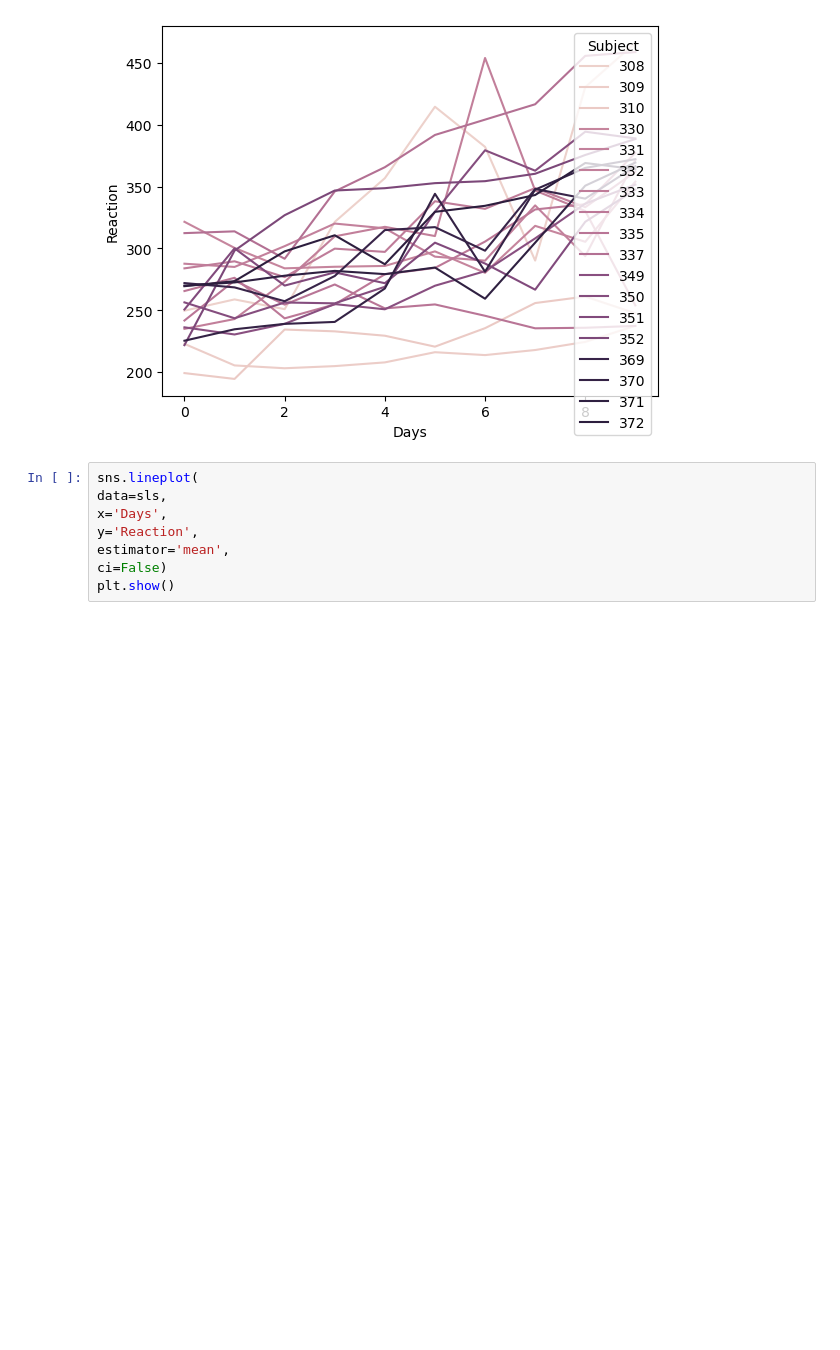
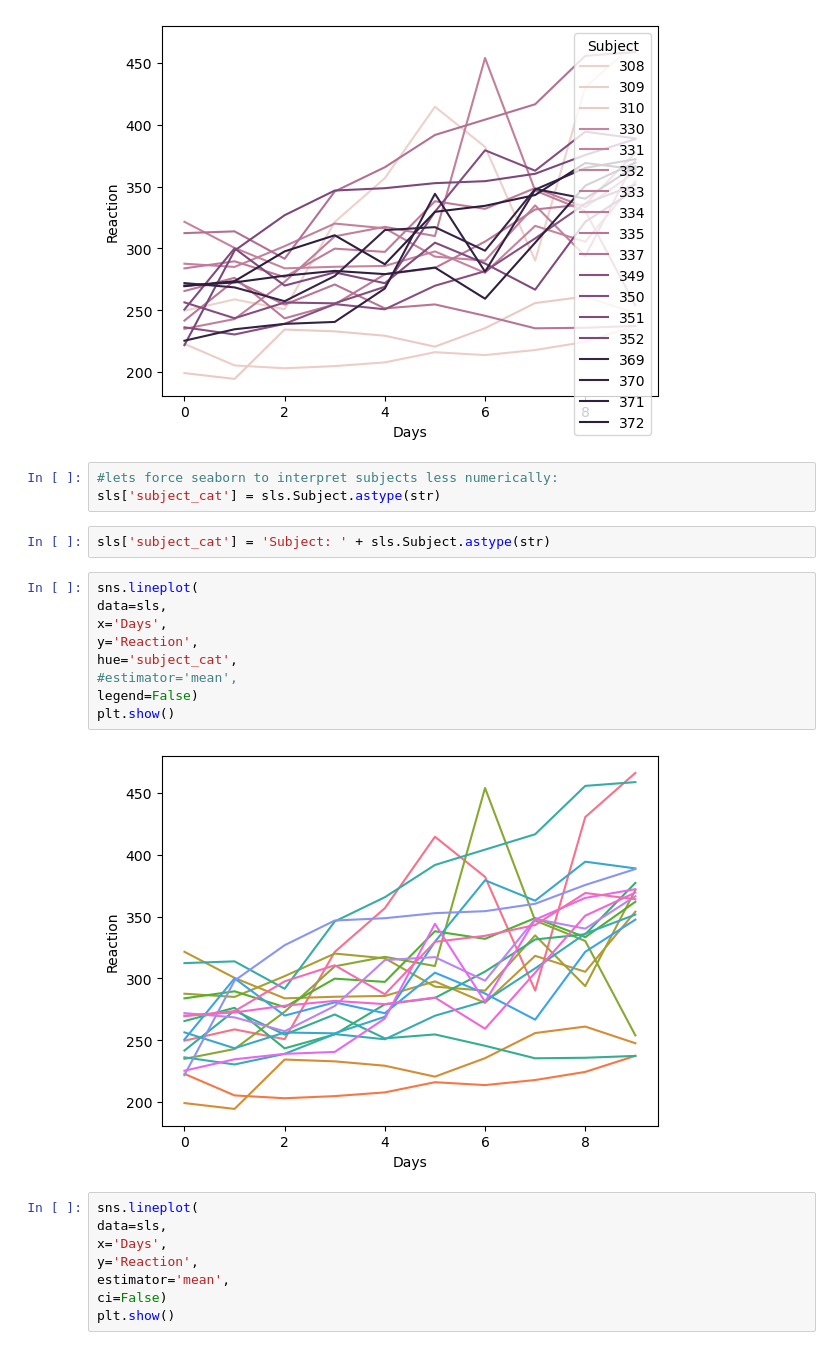
Before and after one commit to gabecavazos/numpy-pandas-visualization-exercises, a Jupyter notebook: seaborn_exercises.ipynb, the cells around one changed output. Cells and saved outputs as stored; diff of their text form; blank space fills up the shorter version.

Commit message:
seabornex

```diff
--- a/seaborn_exercises.ipynb
+++ b/seaborn_exercises.ipynb
@@ -381,6 +386,22 @@ legend='full')
 plt.show()
 # %% [output]
 [figure]
+# %%
+#lets force seaborn to interpret subjects less numerically:
+sls['subject_cat'] = sls.Subject.astype(str)
+# %%
+sls['subject_cat'] = 'Subject: ' + sls.Subject.astype(str)
+# %%
+sns.lineplot(
+data=sls,
+x='Days',
+y='Reaction',
+hue='subject_cat',
+#estimator='mean',
+legend=False)
+plt.show()
+# %% [output]
+[figure, added]
 # %%
 sns.lineplot(
 data=sls,
```
Also changed, not shown: parts of 8 cells of this notebook.
